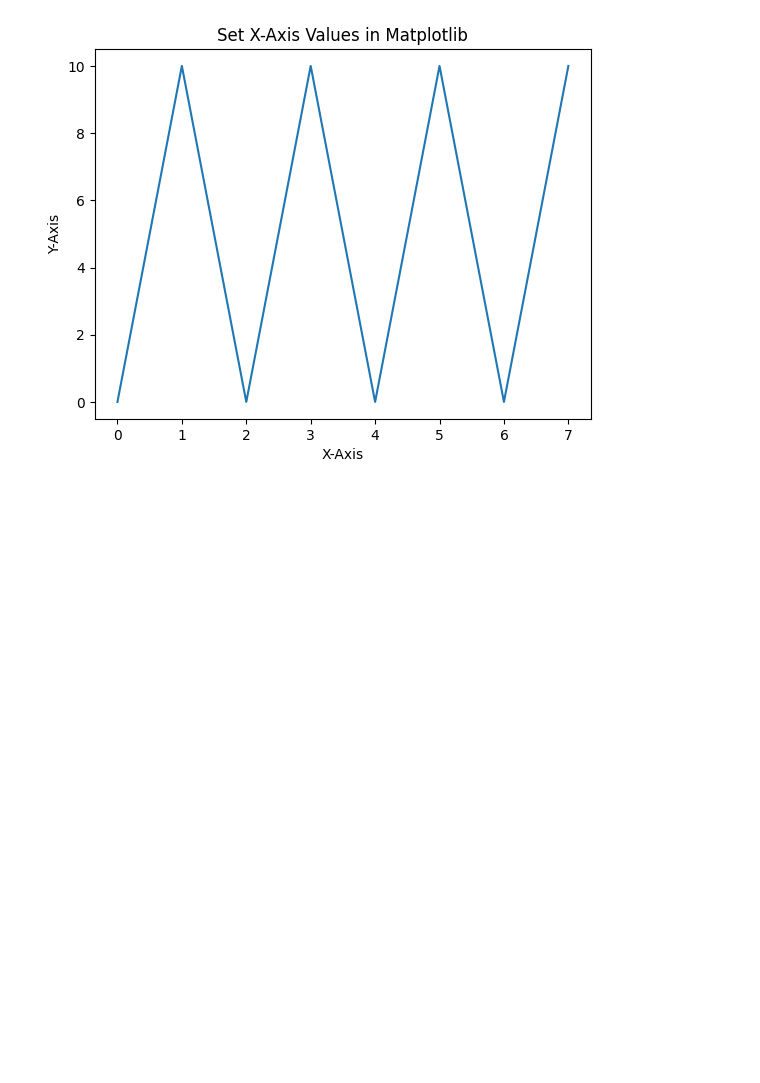
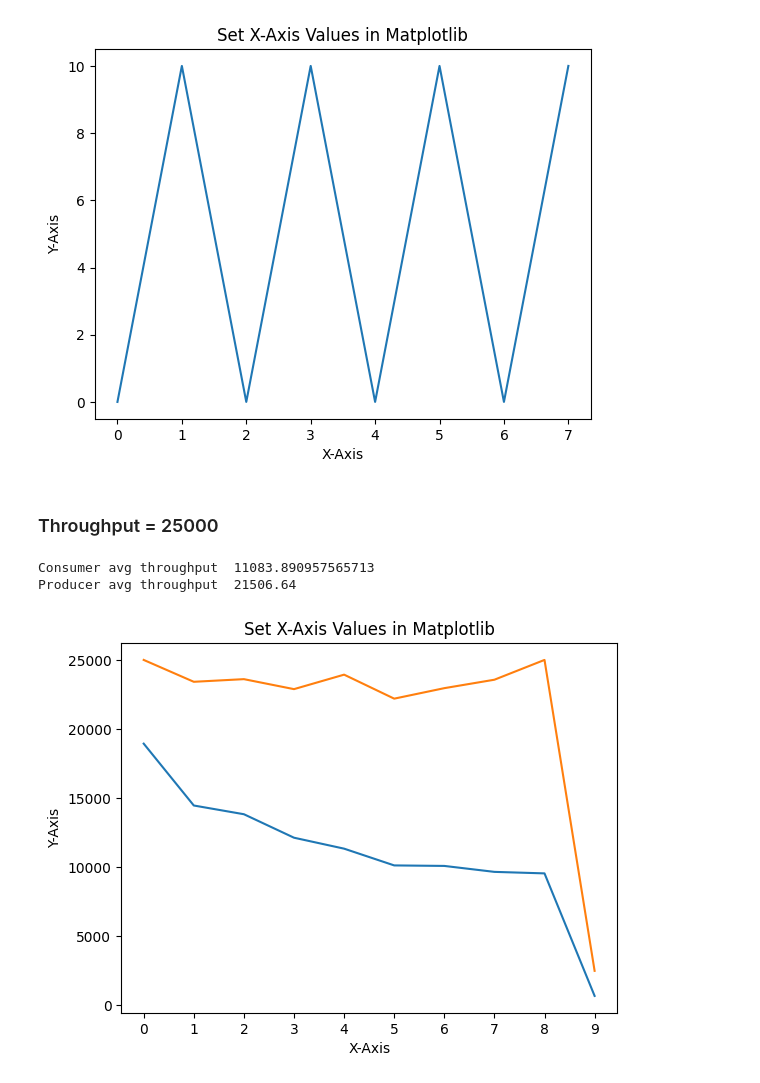
Before and after one commit to chinmayparekh/StreamingDataSystems, a Jupyter notebook: plots/miniBatch.ipynb, the cells around one changed output. Drawn from its saved outputs; the diff is of its cells as text; code cells hidden in the pictures; blank space fills up the shorter version.

```diff
--- a/plots/miniBatch.ipynb
+++ b/plots/miniBatch.ipynb
@@ -134,3 +134,16 @@ plot_latency(latency)
 # %% [output]
 Latency  40.000085257395
 [figure]
+# %% [markdown]
+### Throughput = 25000
+# %%
+t=  [25000, 25000, 25000, 25000, 25000, 25000, 25000, 25000, 25000, 25000, 23471, 10699, 25000, 25000, 25000, 25000, 25000, 25000, 25000, 25000, 25000, 25000, 11083, 25000, 25000, 25000, 25000, 25000, 25000, 25000, 25000, 25000, 25000, 25000, 3860, 25000, 25000, 25000, 25000, 25000, 25000, 25000, 25000, 25000, 25000, 14343, 25000, 25000, 25000, 25000, 25000, 25000, 25000, 25000, 25000, 25000, 13303, 8667, 25000, 25000, 25000, 25000, 25000, 25000, 25000, 25000, 25000, 25000, 4564, 25000, 25000, 25000, 25000, 25000, 25000, 25000, 25000, 25000, 25000, 10674, 25000, 25000, 25000, 25000, 25000, 25000, 25000, 25000, 25000, 25000, 25000]
+consumer = [18941.71286424156, 14464.984292486095, 13833.574857246387, 12134.46295643152, 11342.262777230118, 10129.497574273513, 10092.584972140801, 9662.052817860953, 9552.57679039457, 685.1996733516118]
+latency =  [1.3198384e-05, 10, 1.6188749e-05, 10, 1.7065943e-05, 10, 1.8860332e-05, 10, 2.1101873999999998e-05, 10, 2.1913229e-05, 10, 2.2745808e-05, 10, 2.4391711000000002e-05, 10, 2.6170949e-05, 10]
+# Matches =  [32650, 24088, 27703, 26723, 24845, 22656, 26822, 29989, 32713, 3272]
+# %%
+plot_throughput(consumer,t)
+# %% [output]
+Consumer avg throughput  11083.890957565713
+Producer avg throughput  21506.64
+[figure, added]
```
Also changed, not shown: parts of 5 cells of this notebook, 15 other files.
